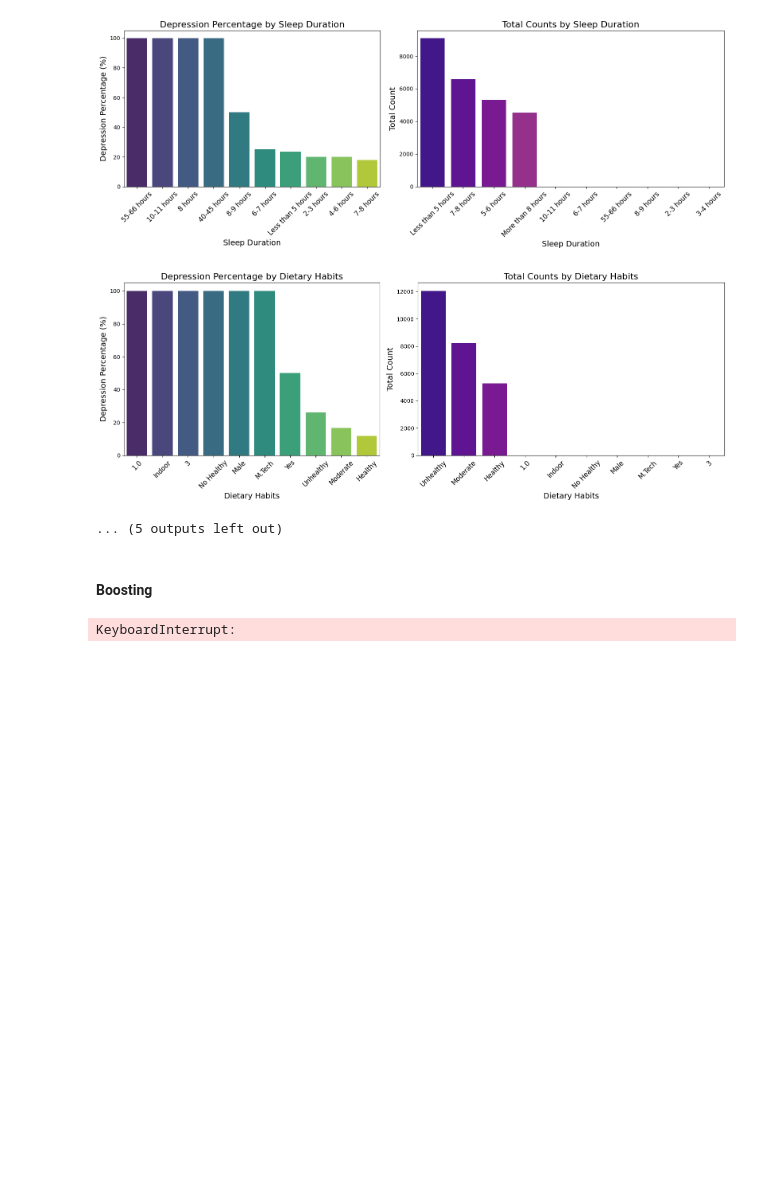
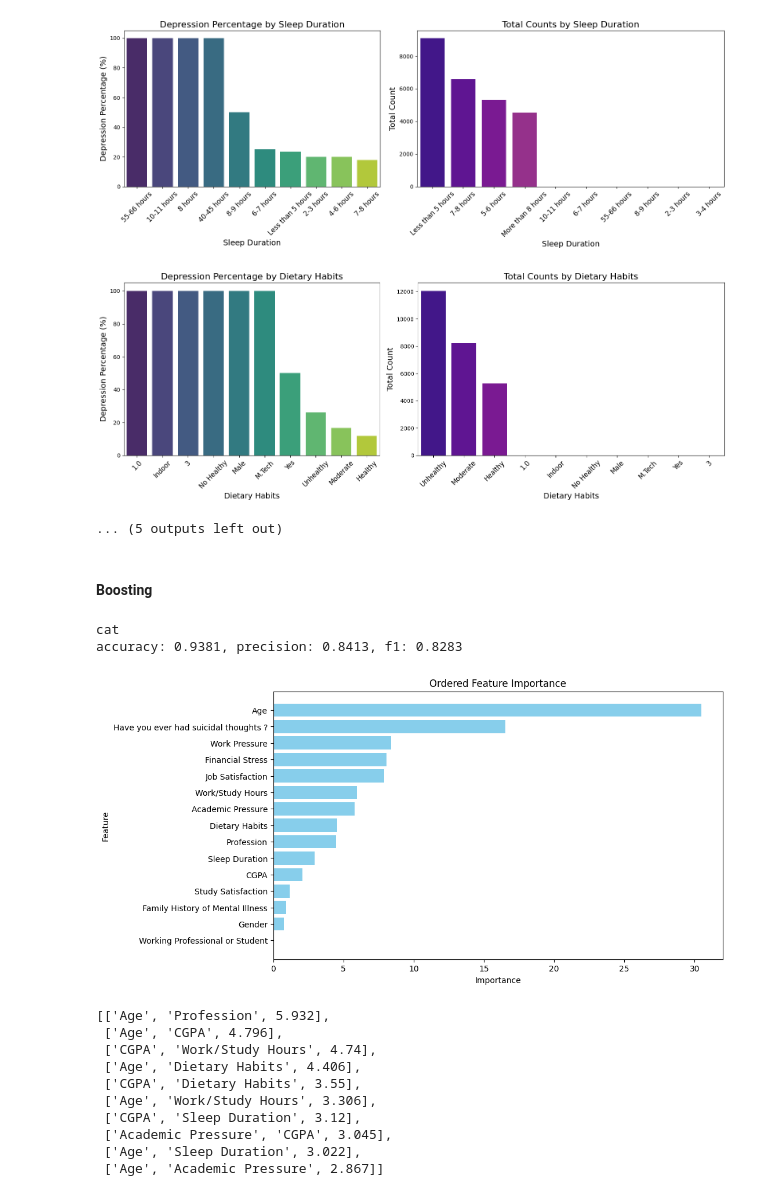
Before and after one commit to Caoze1/dv2599, a Jupyter notebook: projekt/book.ipynb, the cells around one changed output. Cells and saved outputs as stored; diff of their text form; code cells hidden in the pictures; blank space fills up the shorter version.

```diff
--- a/projekt/book.ipynb
+++ b/projekt/book.ipynb
@@ -178,7 +157,8 @@ for col in df.columns:
 #### Boosting
 # %%
 # Prepare categorical features
-cat_feats = [0, 2, 3, 4, 10, 11, 12, 13, 16]
+# cat_feats = [0, 2, 3, 4, 10, 11, 12, 13, 16]
+cat_feats = [0, 2, 3, 9, 10, 11, 14] # without city and degree
 x_train.fillna({'Profession': 'none', 'Dietary Habits': 'unknown', 'Degree' : 'none'}, inplace=True)
 x_test.fillna({'Profession': 'none', 'Dietary Habits': 'unknown', 'Degree' : 'none'}, inplace=True)
 
@@ -218,12 +198,13 @@ cat_pred = cat_model.predict(cat_test)
 # dpred = dmodel.predict(dtest)
 # dpred = (dpred > 0.5).astype(int)
 
-# no loops allowed
-accuracy = accuracy_score(y_test, cat_pred)
-precision = precision_score(y_test, cat_pred)
-f1 = f1_score(y_test, cat_pred)
+# Evaluate
+accuracy = accuracy_score(y_test, cat_pred).round(4)
+precision = precision_score(y_test, cat_pred).round(4)
+f1 = f1_score(y_test, cat_pred).round(4)
 
-print('cat',accuracy, precision, f1)
+print(f"cat\naccuracy: {accuracy}, precision: {precision}, f1: {f1}")
+
 
 # Plot feature importance
 importances = cat_model.get_feature_importance()
@@ -240,51 +221,53 @@ plt.figure(figsize=(10, 6))
 plt.barh(sorted_feature_names, sorted_importances, color='skyblue')
 plt.xlabel("Importance")
 plt.ylabel("Feature")
 plt.title("Ordered Feature Importance")
 plt.gca().invert_yaxis()  # Invert y-axis to have the highest importance at the top
 plt.show()
 
 # feature interaction importances to the model
 interaction_importances = cat_model.get_feature_importance(type='Interaction')
 interactions = []
 for interaction in interaction_importances:
     inter = []
     count = 0
     for value in interaction:
         if count == 2:
-            inter.append(value)
+            inter.append(value.round(3))
             interactions.append(inter)
             continue
         num = ""
         for char in str(value):
             if char == '.':
                 inter.append(x_train.columns[int(num)])
                 break
             num += char
 
         count += 1
 
 display(interactions[:10])
 
-# accuracy = accuracy_score(yg_test, xg_pred)
-# precision = precision_score(yg_test, xg_pred)
-# f1 = f1_score(yg_test, xg_pred)
 
-# print('xgb',accuracy, precision, f1)
-
-# accuracy = accuracy_score(y_test, dpred)
-# precision = precision_score(y_test, dpred)
-# f1 = f1_score(y_test, dpred)
-
-# print('dmatrix',accuracy, precision, f1)
-
-# accuracy = accuracy_score(y_test, xgbc_pred)
-# precision = precision_score(y_test, xgbc_pred)
-# f1 = f1_score(y_test, xgbc_pred)
-
-# print('xgbc', accuracy, precision, f1)
-# cat 0.9391257995735608 0.8448586891160553 0.8311150547175392
+#### RECORDED RESULTS - Accuracy is the priority in the competition
+# cat with all - accuracy: 0.9391, precision: 0.8449, f1: 0.8311
+# + munged dietary habits + without degree - accuracy: 0.9392, precision: 0.8437, f1: 0.8318    best f1 score
+# cat without city - accuracy: 0.9383, precision: 0.8428, f1: 0.8288    decrease        remove city to increase generalization
+# + without degree - accuracy: 0.9386, precision: 0.8429, f1: 0.8299    increase
+# + munged dietary habits - accuracy: 0.9393, precision: 0.8443, f1: 0.8317     best accuracy
+# +- without profession - accuracy: 0.9387, precision: 0.8454, f1: 0.8294        best precision
 # %% [output]
-KeyboardInterrupt:
+cat
+accuracy: 0.9381, precision: 0.8413, f1: 0.8283
+[figure, added]
+[['Age', 'Profession', 5.932],
+ ['Age', 'CGPA', 4.796],
+ ['CGPA', 'Work/Study Hours', 4.74],
+ ['Age', 'Dietary Habits', 4.406],
+ ['CGPA', 'Dietary Habits', 3.55],
+ ['Age', 'Work/Study Hours', 3.306],
+ ['CGPA', 'Sleep Duration', 3.12],
+ ['Academic Pressure', 'CGPA', 3.045],
+ ['Age', 'Sleep Duration', 3.022],
+ ['Age', 'Academic Pressure', 2.867]]
 # %%
 # testing
```
Also changed, not shown: parts of 4 cells of this notebook, 4 other files.
